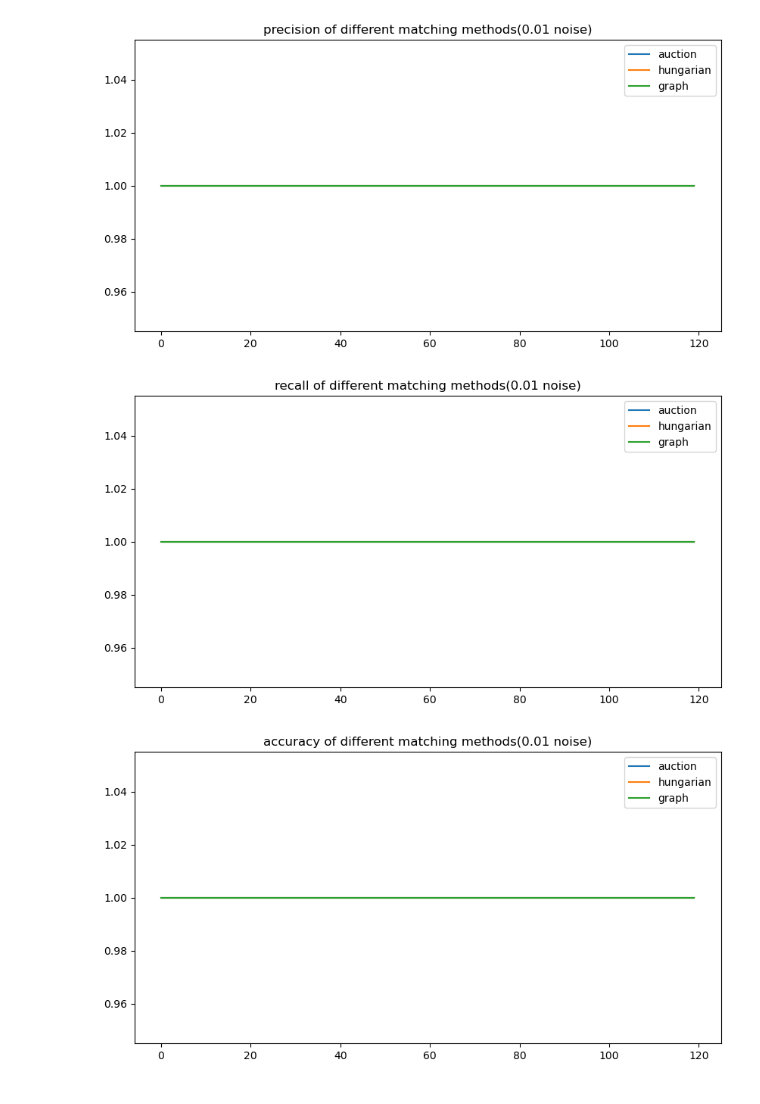
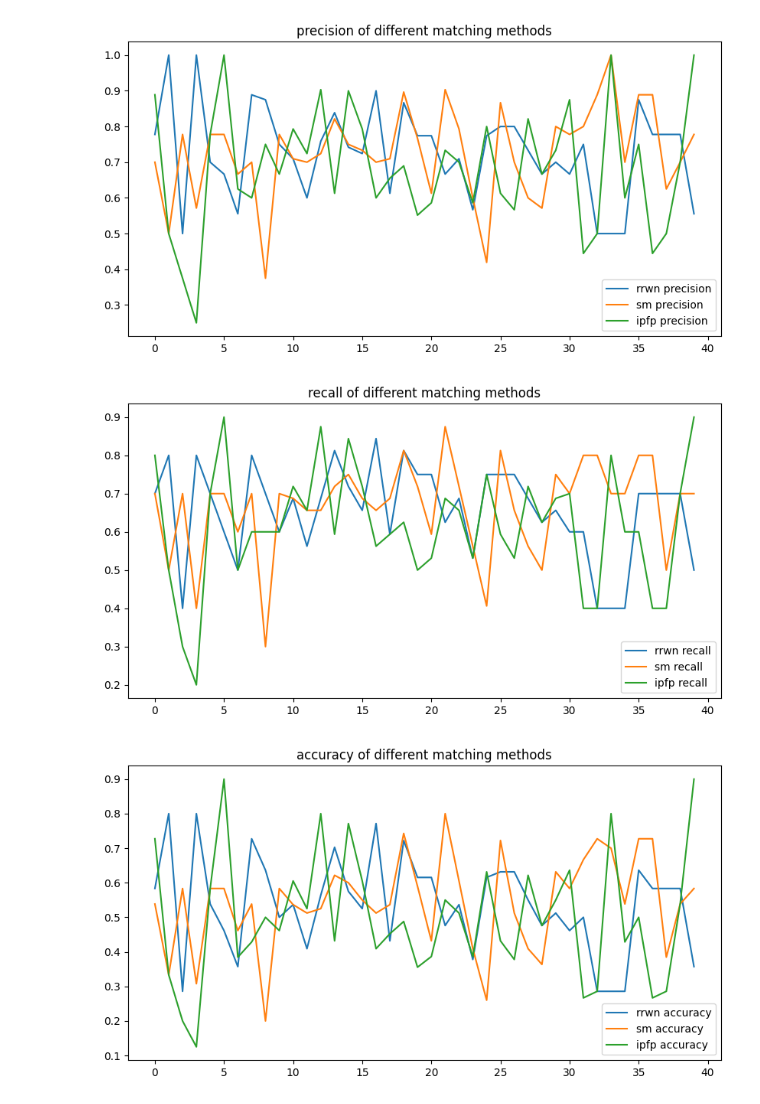
Before and after one commit to Paradox315/late_fusion_simulator, a Jupyter notebook: notebooks/result_analysis.ipynb, the cells around one changed output. Saved outputs shown, nothing was run; the diff lists cells and outputs as text; code cells hidden in the pictures.

```diff
--- a/notebooks/result_analysis.ipynb
+++ b/notebooks/result_analysis.ipynb
@@ -5,9 +7,9 @@ import numpy as np
 #little noise
 import json
 
-auction_result=json.load(open('../data/auction_match0.json'))
-hungarin_result=json.load(open('../data/hungarian_match_0.json'))
-graph_result=json.load(open('../data/graph_match_0.json'))
+rrwn_res = json.load(open('../data/graph_match_rrwm_1.json'))
+sm_res = json.load(open('../data/graph_match_sm_1.json'))
+ipfp_res = json.load(open('../data/graph_match_ipfp_1.json'))
 # %%
 from typing import Dict
 
@@ -29,23 +26,28 @@ import seaborn as sns
 # %%
-def plot_metric(metric:str,title:str):
-  auction_metric=extract_metric(auction_result,metric)
-  hungarin_metric=extract_metric(hungarin_result,metric)
-  graph_metric=extract_metric(graph_result,metric)
-  plt.figure(figsize=(10,5))
-  plt.plot(auction_metric,label='auction')
-  plt.plot(hungarin_metric,label='hungarian')
-  plt.plot(graph_metric,label='graph')
-  plt.title(title)
-  plt.legend()
-  plt.show()
-plot_metric('precision','precision of different matching methods(0.01 noise)')
+def plot_metric(metric: str, title: str, results: list):
+    assert metric in ['accuracy', 'precision', 'recall']
+    assert len(results) == 3
+    rrwn_res, sm_res, ipfp_res = results
+    rrwn_metric = extract_metric(rrwn_res, metric)
+    sm_metric = extract_metric(sm_res, metric)
+    ipfp_metric = extract_metric(ipfp_res, metric)
+    plt.figure(figsize=(10, 5))
+    plt.plot(rrwn_metric, label=f'rrwn {metric}')
+    plt.plot(sm_metric, label=f'sm {metric}')
+    plt.plot(ipfp_metric, label=f'ipfp {metric}')
+    plt.title(title)
+    plt.legend()
+    plt.show()
+
+
+plot_metric('precision', 'precision of different matching methods', [rrwn_res, sm_res, ipfp_res])
 # %% [output]
-[figure, old version]
+[figure, new version]
 # %%
-plot_metric('recall','recall of different matching methods(0.01 noise)')
+plot_metric('recall', 'recall of different matching methods', [rrwn_res, sm_res, ipfp_res])
 # %% [output]
-[figure, old version]
+[figure, new version]
 # %%
-plot_metric('accuracy','accuracy of different matching methods(0.01 noise)')
+plot_metric('accuracy', 'accuracy of different matching methods', [rrwn_res, sm_res, ipfp_res])
 # %% [output]
-[figure, old version]
+[figure, new version]
```
Also changed, not shown: parts of 15 cells of this notebook, 26 other files.
